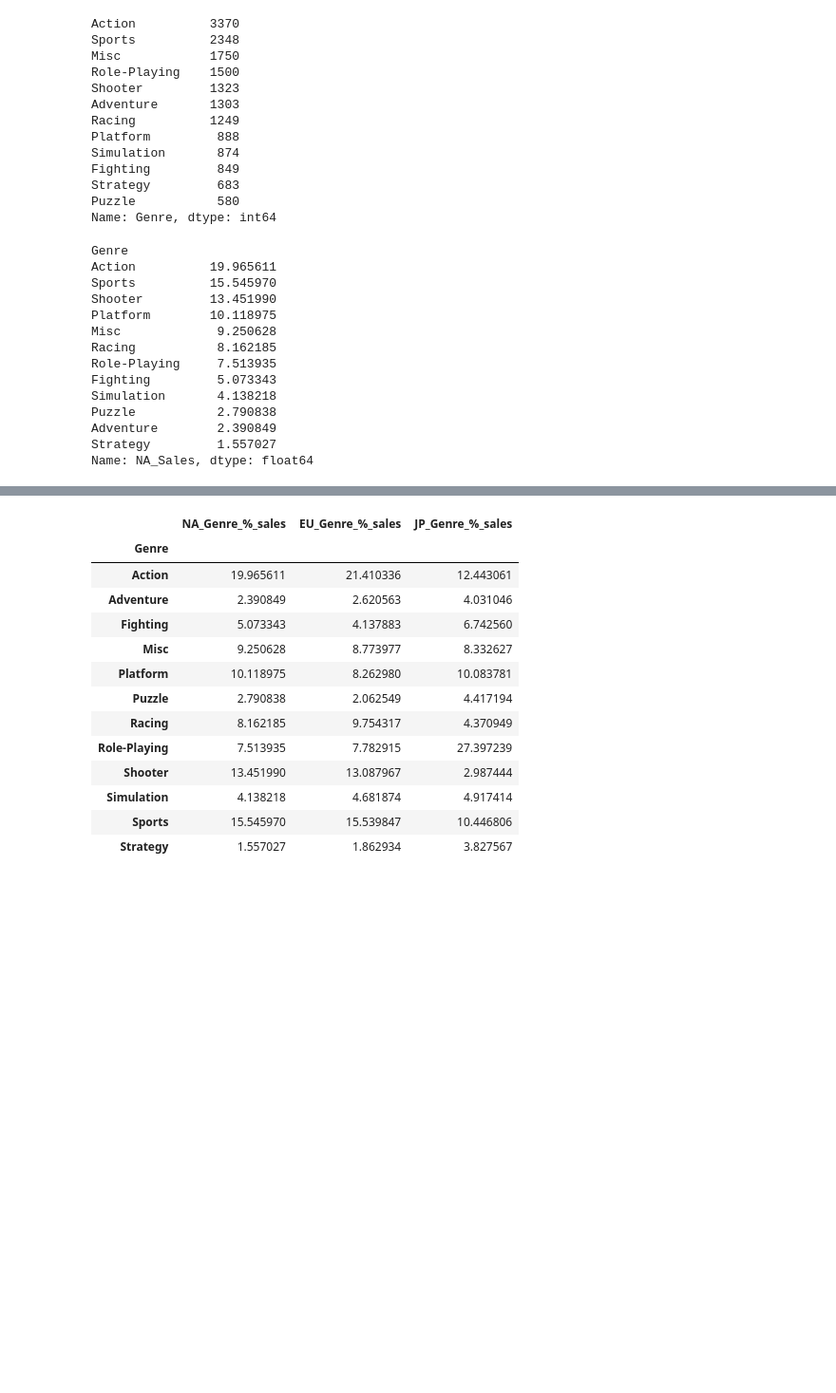
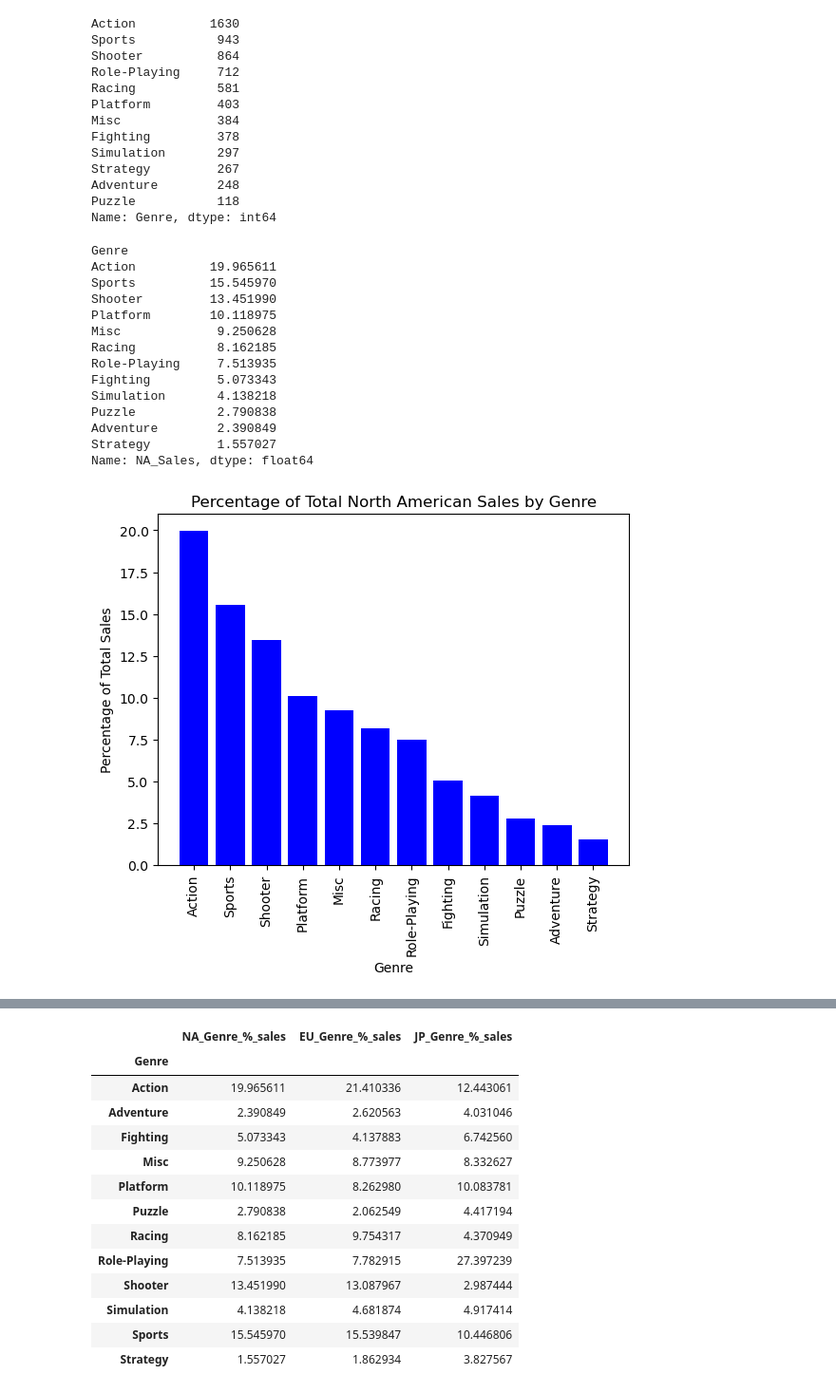
Before and after one commit to Espy2/Project_1_Steam_EDA, a Jupyter notebook: Steam_explore.ipynb, the cells around one changed output, grey strips where cells are left out. Shown: that part at 95% size. Cells and saved outputs as stored; diff of their text form; code cells hidden in the pictures; blank space fills up the shorter version.

Commit message:
some cleaning and data game sales summary added

```diff
--- a/Steam_explore.ipynb
+++ b/Steam_explore.ipynb
@@ -23,54 +263,55 @@ game_sales_df.head()
 # %%
-genre_counts = game_sales_df['Genre'].value_counts()
+genre_counts = cleaned_game_sales_df['Genre'].value_counts()
 genre_counts
 # %% [output]
-Action          3370
-Sports          2348
-Misc            1750
-Role-Playing    1500
-Shooter         1323
-Adventure       1303
-Racing          1249
-Platform         888
-Simulation       874
-Fighting         849
-Strategy         683
-Puzzle           580
+Action          1630
+Sports           943
+Shooter          864
+Role-Playing     712
+Racing           581
+Platform         403
+Misc             384
+Fighting         378
+Simulation       297
+Strategy         267
+Adventure        248
+Puzzle           118
 Name: Genre, dtype: int64
 # %%
 ttl_NA_sales = game_sales_df['NA_Sales'].sum()
 
 NA_genre_ttl_sales = game_sales_df.groupby('Genre')['NA_Sales'].sum()
 
 NA_Genre_pert = (NA_genre_ttl_sales/ttl_NA_sales)*100
 
 print(NA_Genre_pert.sort_values(ascending = False))
 
 NA_pert_sales_genre = NA_Genre_pert.sort_values(ascending = False)
 
 
-#plt.bar(NA_pert_sales_genre.index, NA_pert_sales_genre.values, color = 'blue', alpha = 1, align = 'center')
+plt.bar(NA_pert_sales_genre.index, NA_pert_sales_genre.values, color = 'blue', alpha = 1, align = 'center')
 
-#plt.xlabel('Genre')
-#plt.ylabel('Percentage of Total Sales')
-#plt.title('Percentage of Total North American Sales by Genre')
-#plt.xticks(rotation=90)
-#plt.show()
+plt.xlabel('Genre')
+plt.ylabel('Percentage of Total Sales')
+plt.title('Percentage of Total North American Sales by Genre')
+plt.xticks(rotation=90)
+plt.show()
 # %% [output]
 Genre
 Action          19.965611
 Sports          15.545970
 Shooter         13.451990
 Platform        10.118975
 Misc             9.250628
 Racing           8.162185
 Role-Playing     7.513935
 Fighting         5.073343
 Simulation       4.138218
 Puzzle           2.790838
 Adventure        2.390849
 Strategy         1.557027
 Name: NA_Sales, dtype: float64
+[figure, added]
 # %%
 ttl_EU_sales = game_sales_df['EU_Sales'].sum()
 
```
Also changed, not shown: parts of 23 cells of this notebook.
